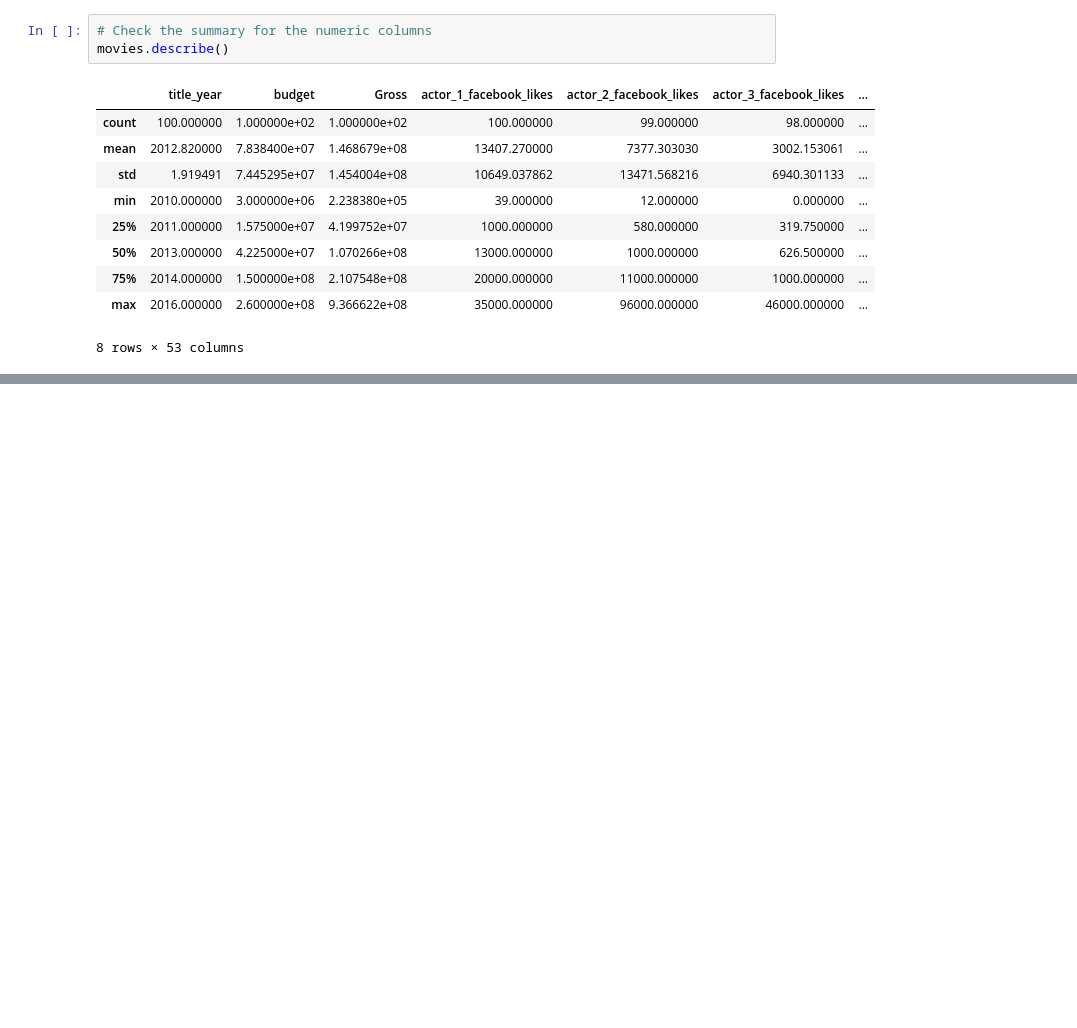
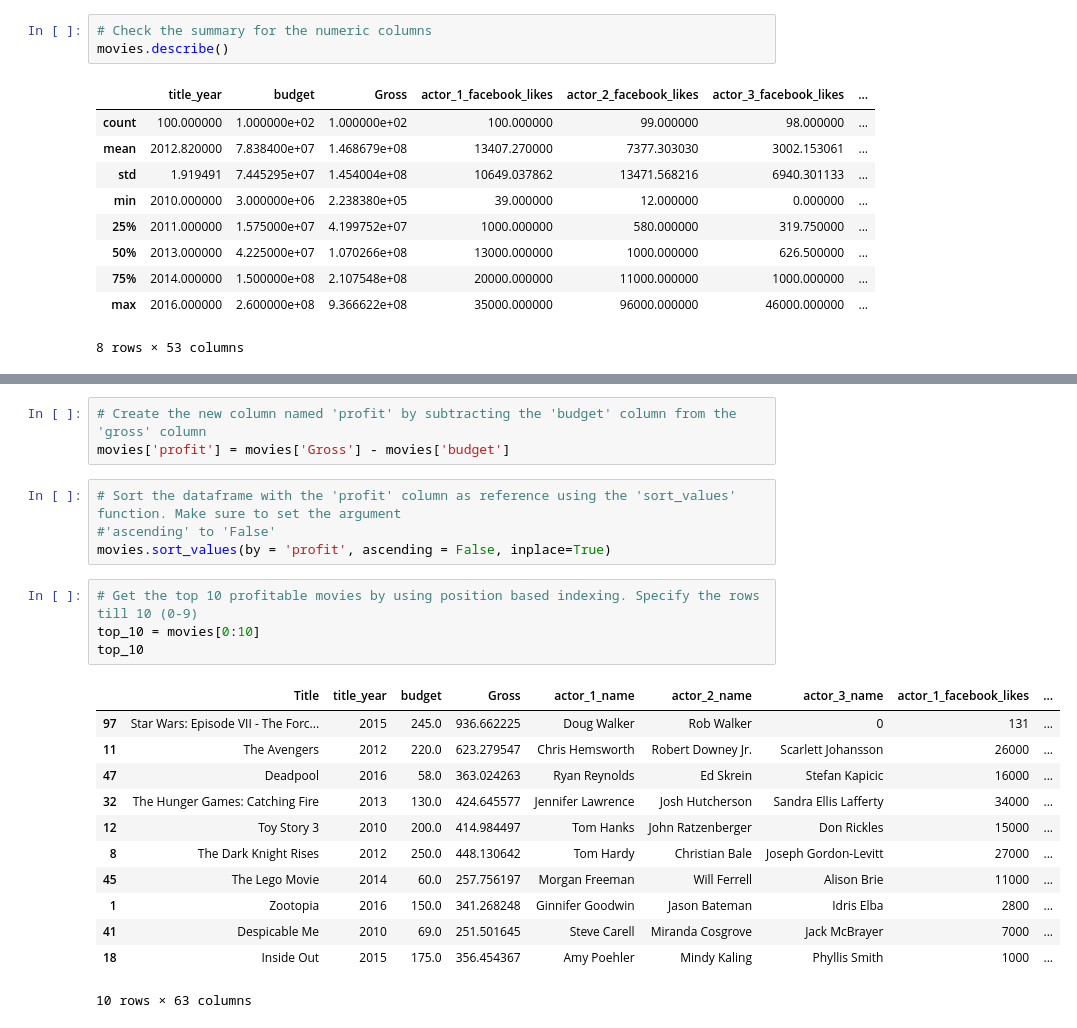
Before and after one commit to shikharverma96/IMDB_Movie_Data_Visualisation_Assignment, a Jupyter notebook: IMDB_Movie_Data_Visualisation.ipynb, the cells around one changed output, grey strips where cells are left out. Cells and saved outputs as stored; diff of their text form; blank space fills up the shorter version.

```diff
--- a/IMDB_Movie_Data_Visualisation.ipynb
+++ b/IMDB_Movie_Data_Visualisation.ipynb
@@ -76,0 +97,24 @@ movies.describe()
+# %%
+# Create the new column named 'profit' by subtracting the 'budget' column from the 'gross' column
+movies['profit'] = movies['Gross'] - movies['budget']
+# %%
+# Sort the dataframe with the 'profit' column as reference using the 'sort_values' function. Make sure to set the argument
+#'ascending' to 'False'
+movies.sort_values(by = 'profit', ascending = False, inplace=True)
+# %%
+# Get the top 10 profitable movies by using position based indexing. Specify the rows till 10 (0-9)
+top_10 = movies[0:10]
+top_10
+# %% [output]
+|  | Title | title_year | budget | Gross | actor_1_name | actor_2_name | actor_3_name | actor_1_facebook_likes | ... |
+| 97 | Star Wars: Episode VII - The Forc... | 2015 | 245.0 | 936.662225 | Doug Walker | Rob Walker | 0 | 131 | ... |
+| 11 | The Avengers | 2012 | 220.0 | 623.279547 | Chris Hemsworth | Robert Downey Jr. | Scarlett Johansson | 26000 | ... |
+| 47 | Deadpool | 2016 | 58.0 | 363.024263 | Ryan Reynolds | Ed Skrein | Stefan Kapicic | 16000 | ... |
+| 32 | The Hunger Games: Catching Fire | 2013 | 130.0 | 424.645577 | Jennifer Lawrence | Josh Hutcherson | Sandra Ellis Lafferty | 34000 | ... |
+| 12 | Toy Story 3 | 2010 | 200.0 | 414.984497 | Tom Hanks | John Ratzenberger | Don Rickles | 15000 | ... |
+| 8 | The Dark Knight Rises | 2012 | 250.0 | 448.130642 | Tom Hardy | Christian Bale | Joseph Gordon-Levitt | 27000 | ... |
+| 45 | The Lego Movie | 2014 | 60.0 | 257.756197 | Morgan Freeman | Will Ferrell | Alison Brie | 11000 | ... |
+| 1 | Zootopia | 2016 | 150.0 | 341.268248 | Ginnifer Goodwin | Jason Bateman | Idris Elba | 2800 | ... |
+| 41 | Despicable Me | 2010 | 69.0 | 251.501645 | Steve Carell | Miranda Cosgrove | Jack McBrayer | 7000 | ... |
+| 18 | Inside Out | 2015 | 175.0 | 356.454367 | Amy Poehler | Mindy Kaling | Phyllis Smith | 1000 | ... |
+10 rows × 63 columns
```
Also changed, not shown: parts of 27 cells of this notebook.
